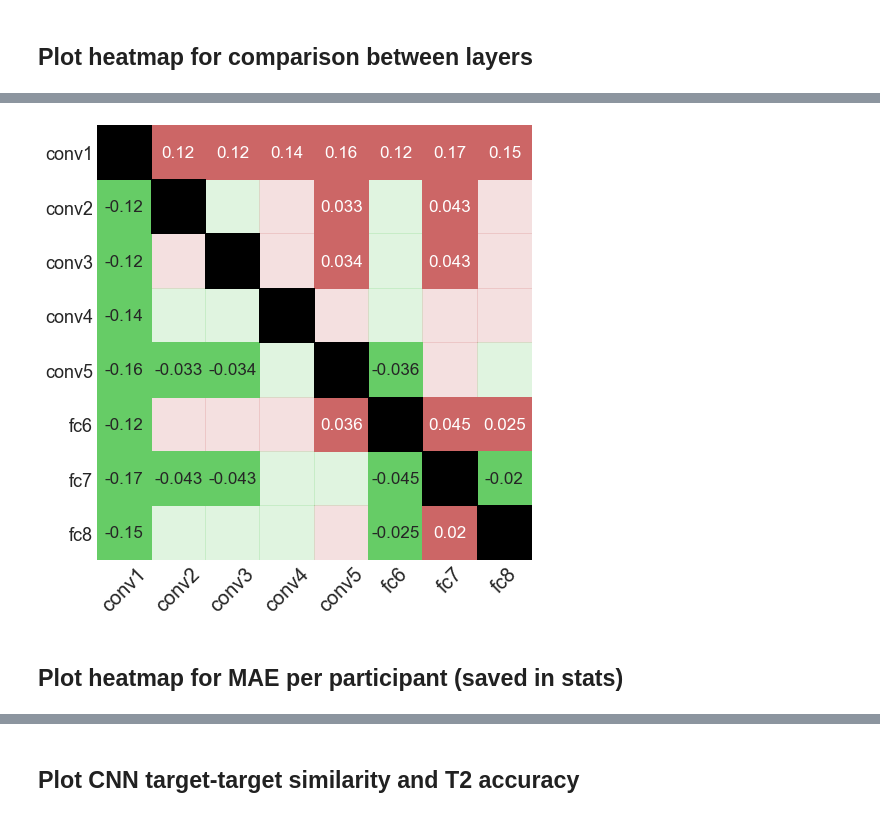
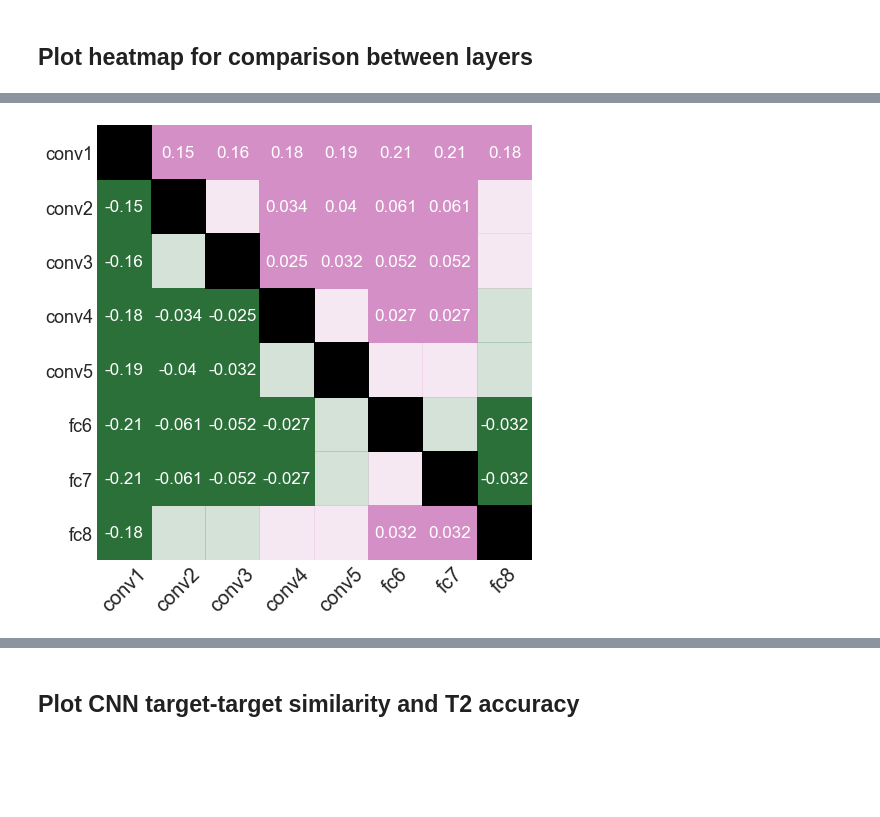
Before and after one commit to Charestlab/abdcnn, a Jupyter notebook: code/Plot_results.ipynb, the cells around one changed output, grey strips where cells are left out. Drawn from its saved outputs; the diff is of its cells as text; code cells hidden in the pictures; blank space fills up the shorter version.

```diff
--- a/code/Plot_results.ipynb
+++ b/code/Plot_results.ipynb
@@ -219,7 +235,7 @@ for layer in layers:
     for sub in range(AB.shape[0]):
         y_true = AB[sub, :]
         # first iteration is the un-permutated (real) prediction
-        perm = glob.glob(os.path.join(data_folder, f'{layer}_prediction.npy'))[0]
+        perm = glob.glob(os.path.join(data_folder, f'test_{layer}_prediction.npy'))[0]
         perm = np.load(perm)
         y_pred = perm[sub, :]
         errors.append(MAE(y_true, y_pred))
@@ -276,9 +292,14 @@ plt.savefig(save_to, bbox_inches='tight')
 ## Plot fc7 prediction per image
 # %%
 layer = 'fc7'
-layer_path = os.path.join(data_folder, f'{layer}_prediction.npy')
+layer_path = os.path.join(data_folder, f'test_{layer}_prediction.npy')
 y_hat = np.load(layer_path)
+#AB = np.loadtxt(os.path.join(data_folder, 'ABmag_allsubs.txt'))
+AB_df = pd.read_csv('../data/ABM_subs.csv')
+AB = np.zeros((len(np.unique(AB_df['subject'])), 48))
 
+for x, s in enumerate(np.unique(AB_df['subject'])):
+    AB[x, :] =  AB_df[AB_df['subject'] == s]['ABM'].values
 # n subjects and images
 ns  = AB.shape[0]
 ni = AB.shape[1]
@@ -292,3 +313,10 @@ for sub in range(ns):
     tmp['image'] = np.arange(ni)
 
     df_3 = pd.concat((df_3, tmp))
+
+tmp = df_3.groupby(('image'), as_index=False).mean()
+r, p = pearsonr(tmp['prediction'], tmp['ABM'])
+
+print(f'Layer: {layer}')
+print(f'pearson = {r:.4f}')
+print(f'variance explained = {r**2:.4f}')
@@ -394,14 +678,23 @@ combos = list(itertools.combinations(range(8), 2))
 alpha = 0.05
 method = 'b'
 p_vals = np.eye(8)
+t_vals = np.eye(8)
 mean_diff = np.zeros((8,8))
+
 for l1, l2 in combos:
-    layerx = df[df.Layer==layers[l1]]['MAE'].values
-    layery = df[df.Layer==layers[l2]]['MAE'].values
-    t, p = ttest_rel(layerx, layery)
+    layerx = df_perm[df_perm.Layer==layers[l1]]['MAE'].values
+    layery = df_perm[df_perm.Layer==layers[l2]]['MAE'].values
+    t, p = ttest_rel(layery, layerx)
     p_vals[l1, l2] = p
+    t_vals[l1, l2] = t
     mean_diff[l1, l2] = layerx.mean()- layery.mean()
+    if l1 == 6 or l2 == 6:#p*29 < 0.05:
+        print(f'Layer 1: {l1}\nLayer 2: {l2}')
+        print(f'Diff: {mean_diff[l1, l2]}')
+        print(f't = {t:.4f}')
+        print(f'p = {p:.6f}\n')
 
-methods = 'fdr_i'
+
+methods = 'bonferroni'
 pval_raw = p_vals[np.triu_indices(8, 1)].flatten()
 p_vals[np.triu_indices(8, 1)] = smm.multipletests(pval_raw, alpha=alpha, method=method)[:2][1]
@@ -416,36 +727,33 @@ mean_diff[i_lower] = mean_diff.T[i_lower]*-1
 
 # create masks
 mask = p_vals > 0.05 #/len(combos) # Bonferroni correct alpha
 #mask[i_upper] = True
 # the faint color in the background is only masked on the upper triangle
 alpha_mask = np.zeros((8,8)).astype(bool)
 #alpha_mask[i_upper] = True
 
 # define hot/cold color map
-cmap = sns.color_palette("RdBu_r", 2)
-cmap = [(0.4, 0.8, 0.4), # green for winning
-        (0.8, 0.4, 0.4)] # red for loser
+cmap = sns.color_palette("cubehelix", 2)
+
 
 # plot the faint color in the backgroud
 ax = sns.heatmap(mean_diff, robust=True, alpha=0.2, cbar=False, square=True,
                  vmin=-0.01, vmax=0.01, cmap=cmap, mask=alpha_mask)
 # plot the main results
 ax = sns.heatmap(mean_diff , robust=True, cbar=False, vmin=-0.01, square=True,
             vmax=0.01, annot=True, mask=mask, cmap=cmap, annot_kws={"size": 17},
            xticklabels=layers, yticklabels=layers)
 
 # Lets make the diagonal black
 cmap = [(0.0, 0.0, 0.0)] # black for the diagonal
 sns.heatmap(np.eye(8), robust=True, cbar=False, cmap=cmap, square=True,
             mask=~np.eye(8).astype(bool), xticklabels=layers, yticklabels=layers)
 
 plt.xticks(rotation=45, size=20)
 plt.yticks(rotation=0, size=18)
 plt.tick_params(axis='both', which='major', left='off', bottom='off')
 
 save_to = os.path.join(plot_folder, 'layer_MAE_comparison.pdf')
 plt.savefig(save_to, bbox_inches='tight')
 # %% [output]
-[figure, old version]
+[figure, new version]
-# %% [markdown]
-## Plot heatmap for MAE per participant (saved in stats)
```
Also changed, not shown: parts of 28 cells of this notebook, 2 other files.
